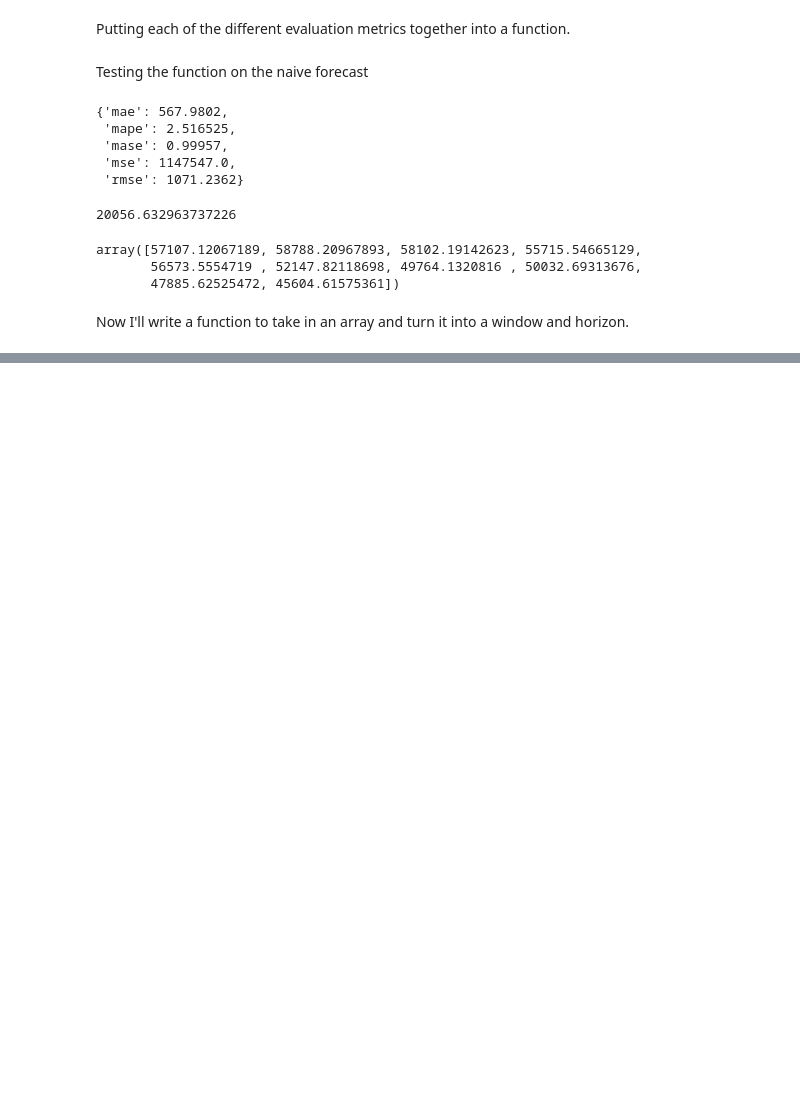
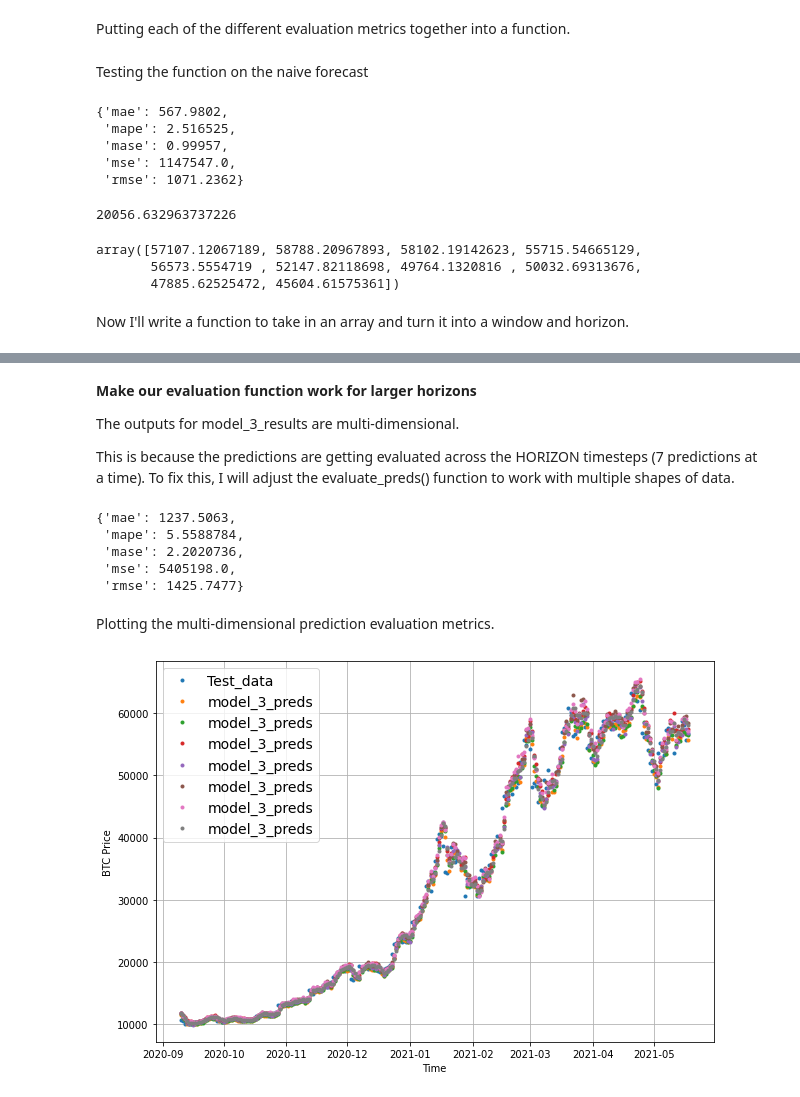
Before and after one commit to GillianJ/Projects, a Jupyter notebook: Bitcoin_Price_Prediction.ipynb, the cells around one changed output, grey strips where cells are left out. Drawn from its saved outputs; the diff is of its cells as text; code cells hidden in the pictures; blank space fills up the shorter version.

```diff
--- a/Bitcoin_Price_Prediction.ipynb
+++ b/Bitcoin_Price_Prediction.ipynb
@@ -454,0 +826,8 @@ def get_labelled_windows(x, horizon=1):
+# %%
+
+
+HORIZON = 7
+WINDOW_SIZE = 30
+
+full_windows, full_labels = make_windows(prices, window_size=WINDOW_SIZE, horizon=HORIZON)
+len(full_windows), len(full_labels)
@@ -454,0 +838,3 @@ def get_labelled_windows(x, horizon=1):
+# %%
+train_windows, test_windows, train_labels, test_labels = make_train_test_splits(windows=full_windows, labels=full_labels, test_split=0.2)
+len(train_windows), len(test_windows), len(train_labels), len(test_labels)
@@ -454,0 +889,4 @@ def get_labelled_windows(x, horizon=1):
+# %%
+# Load in best version of model_3 and evaluate
+model_3 = tf.keras.models.load_model("model_experiments/model_3_dense/")
+model_3.evaluate(test_windows, test_labels)
@@ -454,0 +898,5 @@ def get_labelled_windows(x, horizon=1):
+# %%
+# The predictions are going to be 7 steps at a time (this is the HORIZON size)
+model_3_preds = make_preds(model_3,
+                           input_data=test_windows)
+model_3_preds[:5]
@@ -454,0 +943,7 @@ def get_labelled_windows(x, horizon=1):
+# %% [markdown]
+**Make our evaluation function work for larger horizons**
+
+The outputs for model_3_results are multi-dimensional.
+
+This is because the predictions are getting evaluated across the HORIZON timesteps (7 predictions at a time).
+To fix this, I will adjust the evaluate_preds() function to work with multiple shapes of data.
@@ -454,0 +977,22 @@ def get_labelled_windows(x, horizon=1):
+# %%
+
+# Get model_3 results aggregated to single values
+model_3_results = evaluate_preds(y_true=tf.squeeze(test_labels),
+                                 y_pred=model_3_preds)
+model_3_results
+# %% [output]
+{'mae': 1237.5063,
+ 'mape': 5.5588784,
+ 'mase': 2.2020736,
+ 'mse': 5405198.0,
+ 'rmse': 1425.7477}
+# %% [markdown]
+Plotting the multi-dimensional prediction evaluation metrics.
+# %%
+offset = 300
+plt.figure(figsize=(10, 7))
+plot_time_series(timesteps=X_test[-len(test_windows):], values=test_labels[:, 0], start=offset, label="Test_data")
+# Checking the shape of model_3_preds results in [n_test_samples, HORIZON] (this will screw up the plot)
+plot_time_series(timesteps=X_test[-len(test_windows):], values=model_3_preds, start=offset, label="model_3_preds")
+# %% [output]
+[figure, added]
```
Also changed, not shown: parts of 196 cells of this notebook.
